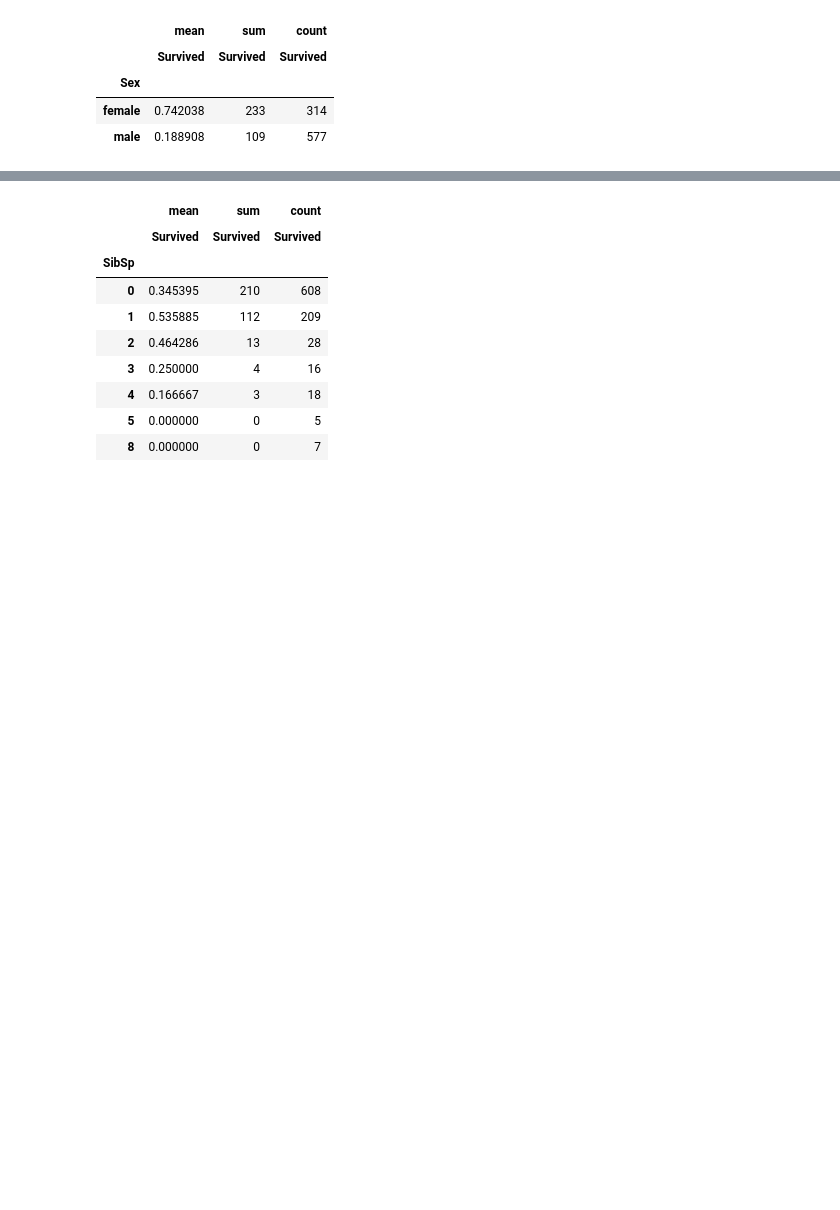
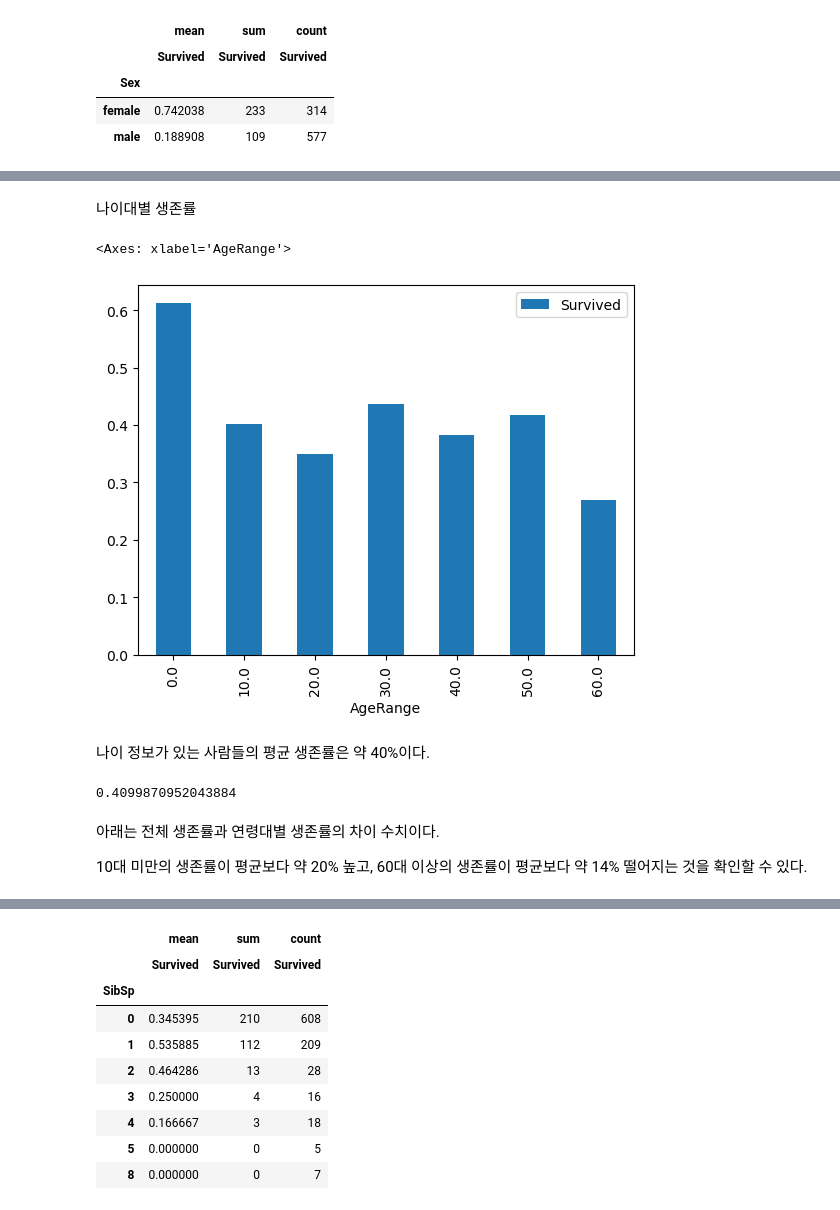
Before and after one commit to Usunwoo/kaggle-titanic, a Jupyter notebook: titanic.ipynb, the cells around one changed output, grey strips where cells are left out. Cells and saved outputs as stored; diff of their text form; code cells hidden in the pictures; blank space fills up the shorter version.

```diff
--- a/titanic.ipynb
+++ b/titanic.ipynb
@@ -146,0 +197,3 @@ pd.pivot_table(data=train, values='Survived', index='Title', aggfunc=['mean', 's
+# %%
+train['Title'] = train['Title'].replace(under_2_titles, 'Rare')
+train['Title'].value_counts()
@@ -183,0 +352,3 @@ pd.pivot_table(data=train, values='Survived', index='Sex', aggfunc=['mean', 'sum
+# %%
+AgeRange = train.Age//10*10 # 십의자리 내림 꼼수
+AgeRange.value_counts().sort_index()
@@ -183,0 +368,3 @@ pd.pivot_table(data=train, values='Survived', index='Sex', aggfunc=['mean', 'sum
+# %%
+AgeRange[AgeRange >= 60.0] = 60.0
+AgeRange.value_counts().sort_index()
@@ -183,0 +399,17 @@ pd.pivot_table(data=train, values='Survived', index='Sex', aggfunc=['mean', 'sum
+# %% [markdown]
+나이대별 생존률
+# %%
+train.groupby('AgeRange')[['Survived']].mean().plot(kind='bar')
+# %% [output]
+<Axes: xlabel='AgeRange'>
+[figure, added]
+# %% [markdown]
+나이 정보가 있는 사람들의 평균 생존률은 약 40%이다.
+# %%
+train.groupby('AgeRange')['Survived'].mean().mean()
+# %% [output]
+0.4099870952043884
+# %% [markdown]
+아래는 전체 생존률과 연령대별 생존률의 차이 수치이다.
+
+10대 미만의 생존률이 평균보다 약 20% 높고, 60대 이상의 생존률이 평균보다 약 14% 떨어지는 것을 확인할 수 있다.
```
Also changed, not shown: parts of 95 cells of this notebook.
